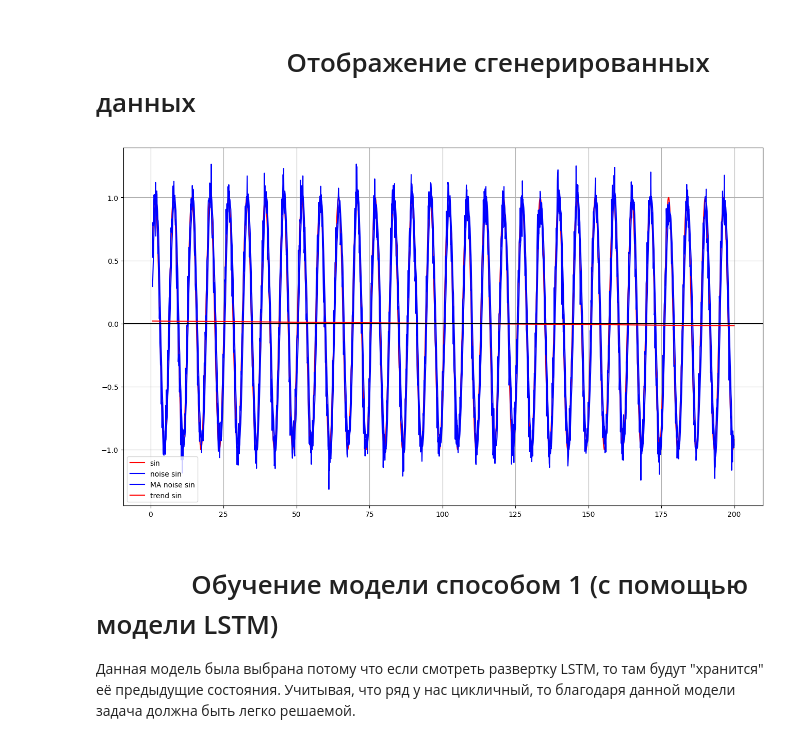
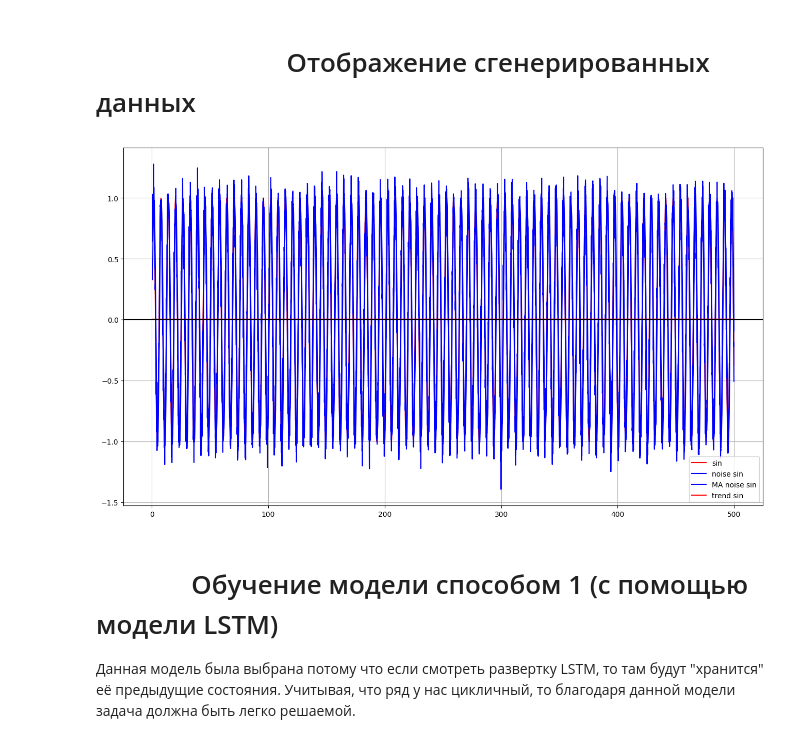
Before and after one commit to 118260/Predict_noise_sine, a Jupyter notebook: test_task/Sine_Prediction.ipynb, the cells around one changed output. Cells and saved outputs as stored; diff of their text form; code cells hidden in the pictures.

```diff
--- a/test_task/Sine_Prediction.ipynb
+++ b/test_task/Sine_Prediction.ipynb
@@ -90,7 +90,7 @@ def moving_avg(x, n):
     return (cumsum[n:] - cumsum[:-n]) / float(n)
 
 
-x = np.arange(0, 200, 0.1)
+x = np.arange(0, 500, 0.1)
 sin = np.sin(x)
 sin_with_noise  = sin + np.random.normal(0, 0.1, sin.shape)
 
@@ -112,34 +112,34 @@ plt.plot(x, sin, color = 'r', label='sin')
 plt.legend(['sin'])
 
 #Отображение зашумленного синуса
 plt.plot(x, sin_with_noise, color = 'b', label='noise sin')
 
 
 
 #Скользящая средняя к зашумленному синусу
 plt.plot(x, sin_with_noise_ema, color = 'b', label='MA noise sin')
 
 
 #Рассчет и отображение линии тренда синуса
 
 slope, intercept, r_value, p_value, std_err = linregress(x, sin)
 
 plt.plot(x, intercept + slope*x, color = 'r', label='trend sin')
 
 #Рассчет и отображение линии тренда зашумленного синуса
 
 
 
 #Прмая, проходящая по нулю
 plt.axhline(y = 0, color = 'k')
 
 plt.legend(['sin', 'noise sin', 'MA noise sin', 'trend sin'])
 
 plt.grid()
 
 plt.show()
 # %% [output]
-[figure, old version]
+[figure, new version]
 # %% [markdown]
 # ㅤㅤㅤㅤОбучение модели способом 1 (с помощью модели LSTM)
 Данная модель была выбрана потому что если смотреть развертку LSTM, то там будут "хранится" её предыдущие состояния. Учитывая, что ряд у нас цикличный, то благодаря данной модели задача должна быть легко решаемой.
```
Also changed, not shown: parts of 16 cells of this notebook.
